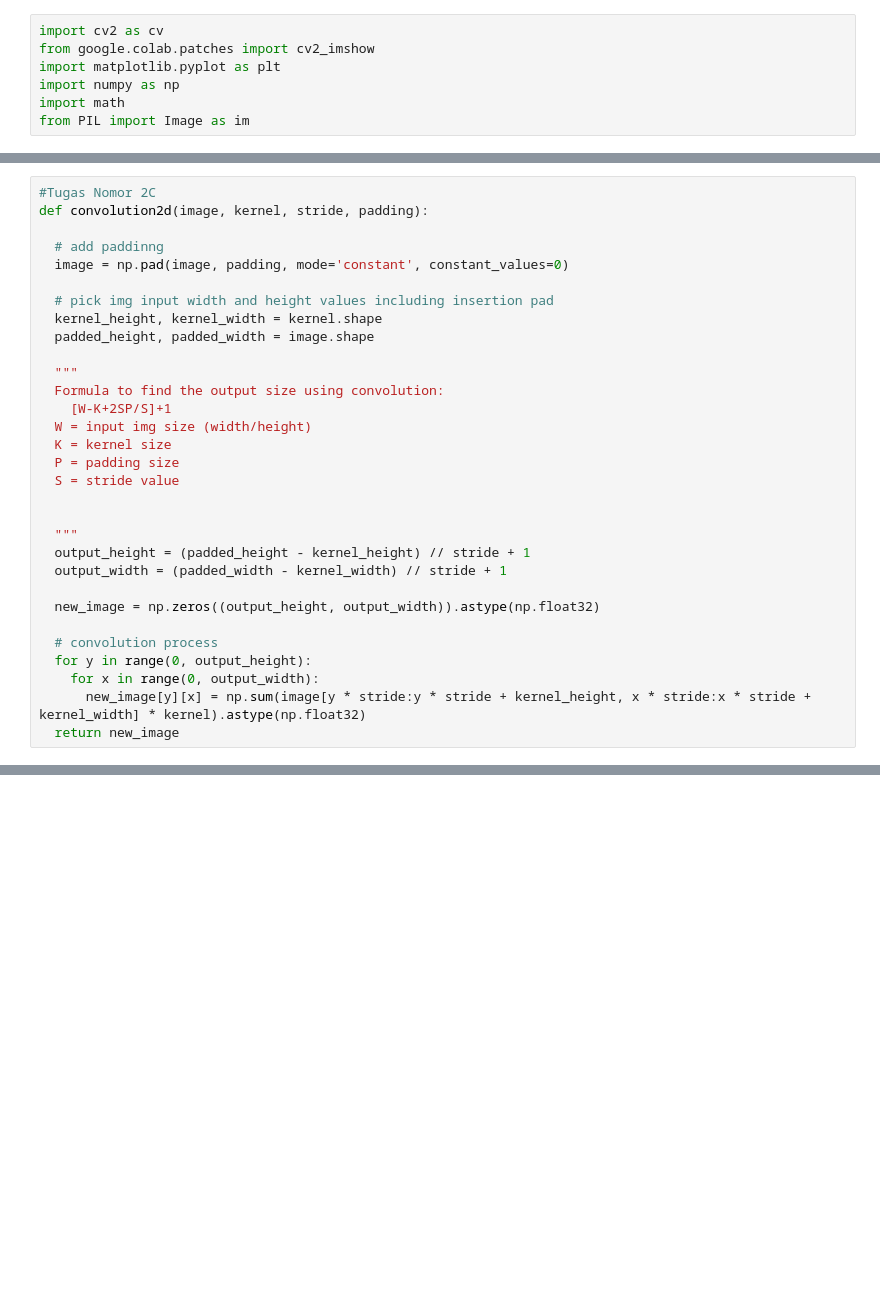
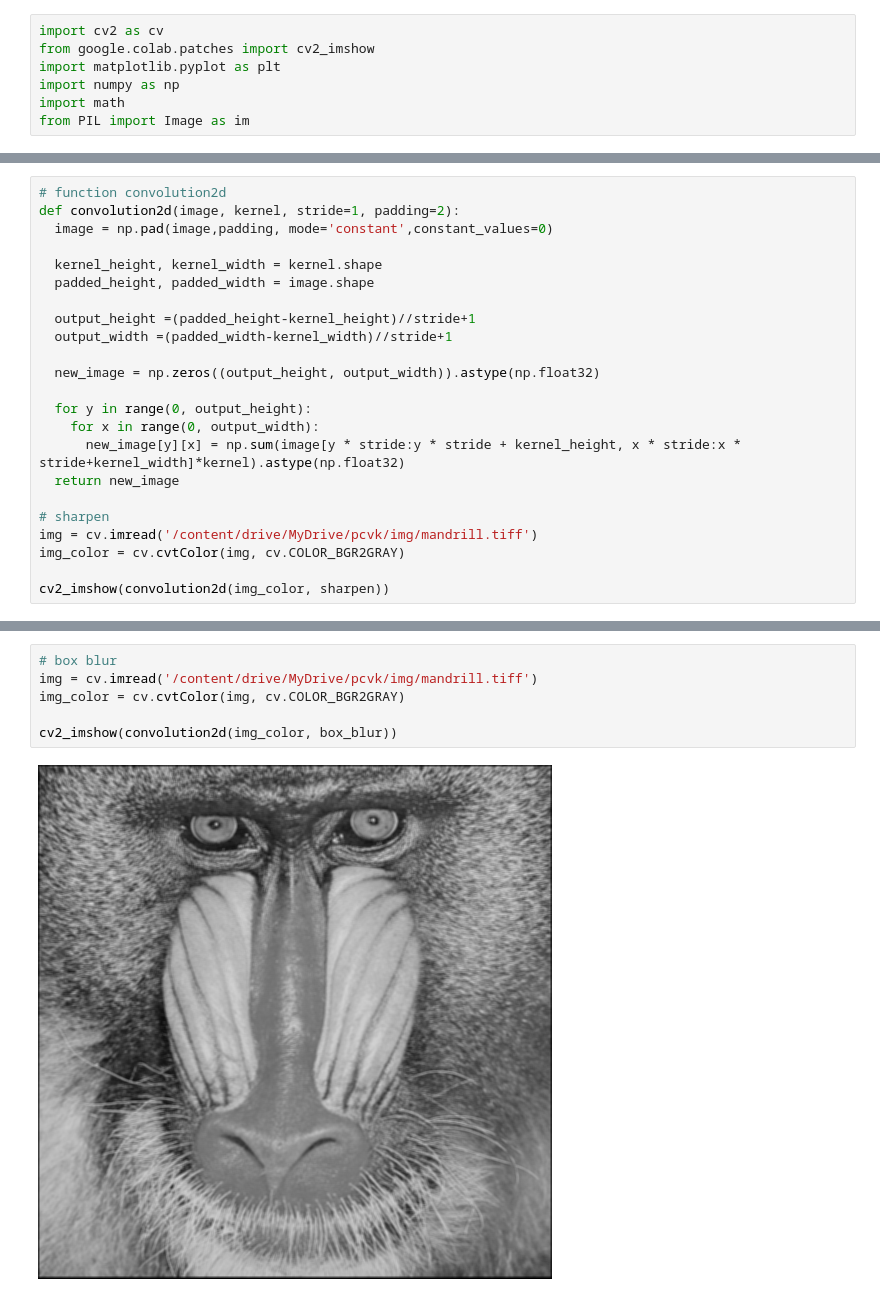
Before and after one commit to BagusSatria123/PCVK_Genap_2021, a Jupyter notebook: Week7.ipynb, the cells around one changed output, grey strips where cells are left out. Saved outputs shown, nothing was run; the diff lists cells and outputs as text; blank space fills up the shorter version.

```diff
--- a/Week7.ipynb
+++ b/Week7.ipynb
@@ -17,31 +74,23 @@ from PIL import Image as im
 # %%
-#Tugas Nomor 2C
-def convolution2d(image, kernel, stride, padding):
+# function convolution2d
+def convolution2d(image, kernel, stride=1, padding=2):
+  image = np.pad(image,padding, mode='constant',constant_values=0)
 
-  # add paddinng
-  image = np.pad(image, padding, mode='constant', constant_values=0)
-
-  # pick img input width and height values including insertion pad
   kernel_height, kernel_width = kernel.shape
   padded_height, padded_width = image.shape
 
-  """
-  Formula to find the output size using convolution:
-    [W-K+2SP/S]+1
-  W = input img size (width/height)
-  K = kernel size
-  P = padding size
-  S = stride value
-
-
-  """
-  output_height = (padded_height - kernel_height) // stride + 1
-  output_width = (padded_width - kernel_width) // stride + 1
+  output_height =(padded_height-kernel_height)//stride+1
+  output_width =(padded_width-kernel_width)//stride+1
 
   new_image = np.zeros((output_height, output_width)).astype(np.float32)
 
-  # convolution process
   for y in range(0, output_height):
     for x in range(0, output_width):
-      new_image[y][x] = np.sum(image[y * stride:y * stride + kernel_height, x * stride:x * stride + kernel_width] * kernel).astype(np.float32)
+      new_image[y][x] = np.sum(image[y * stride:y * stride + kernel_height, x * stride:x * stride+kernel_width]*kernel).astype(np.float32)
   return new_image
+
+# sharpen
+img = cv.imread('/content/drive/MyDrive/pcvk/img/mandrill.tiff')
+img_color = cv.cvtColor(img, cv.COLOR_BGR2GRAY)
+
+cv2_imshow(convolution2d(img_color, sharpen))
@@ -100,0 +123,8 @@ cv2_imshow(convolution2d(img_gray,gauss_kernel,1,2))
+# %%
+# box blur
+img = cv.imread('/content/drive/MyDrive/pcvk/img/mandrill.tiff')
+img_color = cv.cvtColor(img, cv.COLOR_BGR2GRAY)
+
+cv2_imshow(convolution2d(img_color, box_blur))
+# %% [output]
+[figure, added]
```
Also changed, not shown: parts of 17 cells of this notebook.
